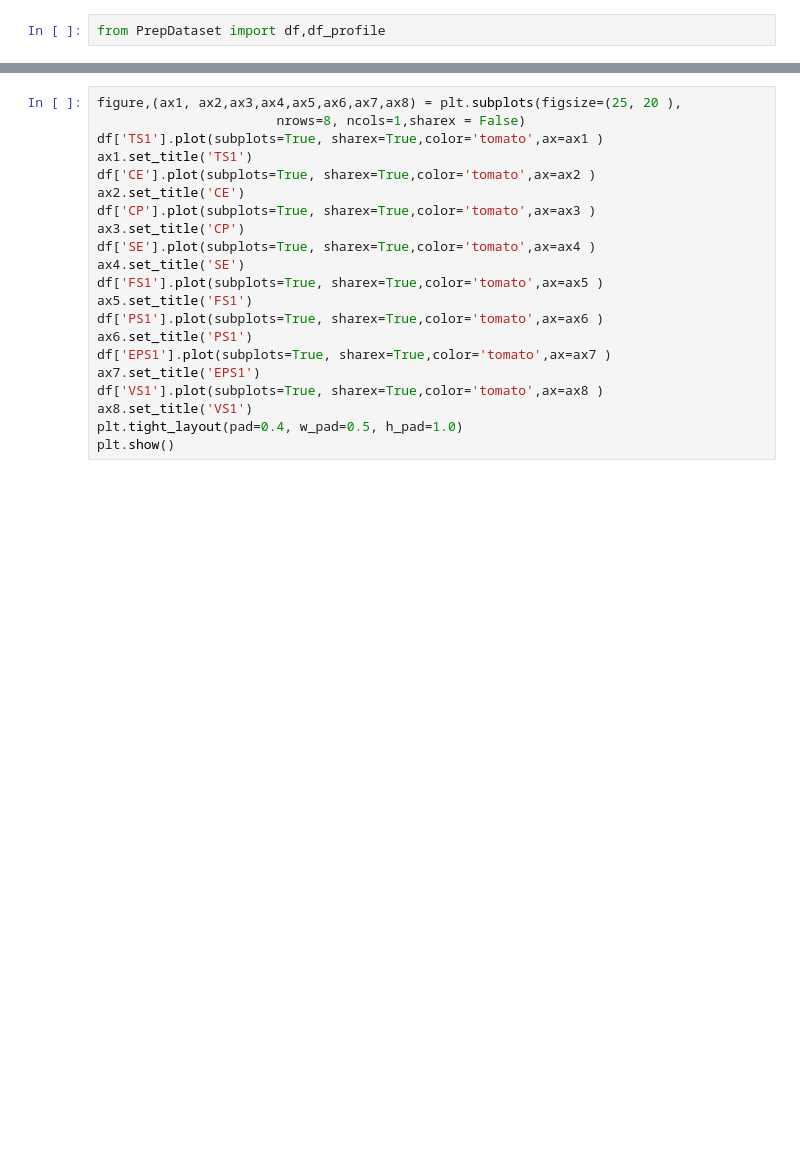
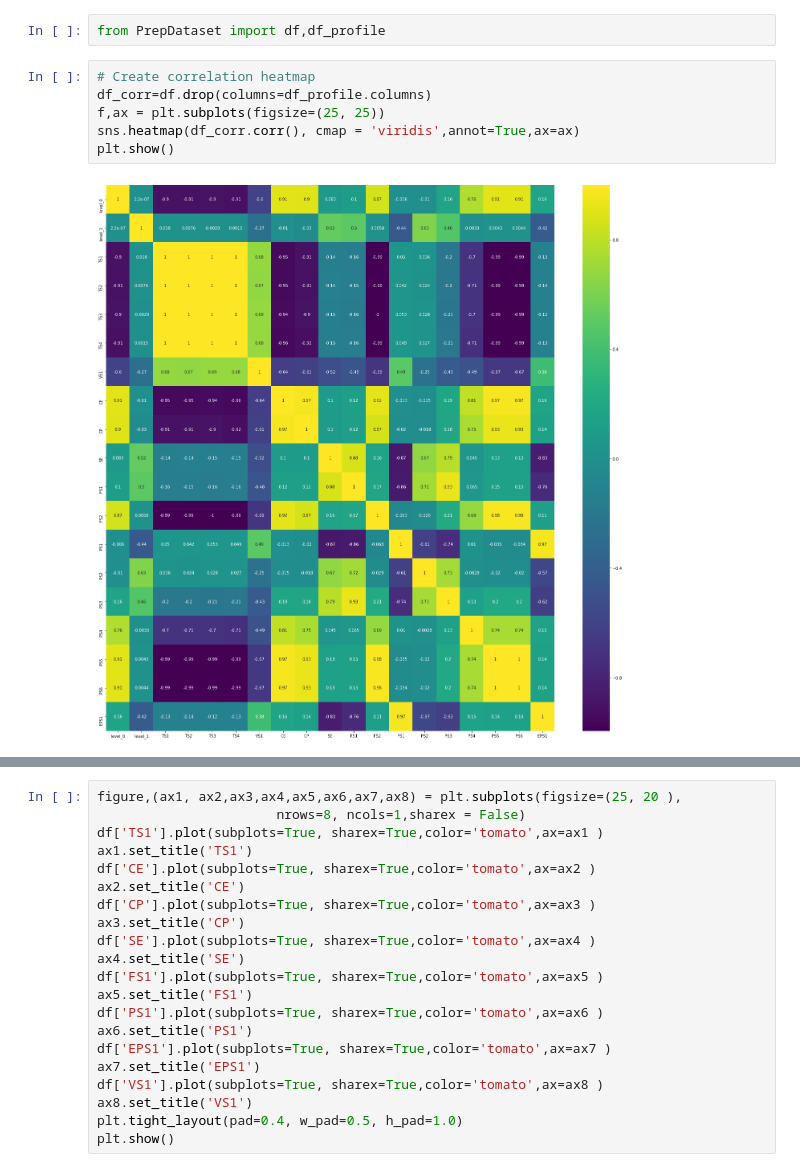
Before and after one commit to MMAITeamDufferin/excel-together, a Jupyter notebook: ExploreDataset.ipynb, the cells around one changed output, grey strips where cells are left out. Cells and saved outputs as stored; diff of their text form; blank space fills up the shorter version.

```diff
--- a/ExploreDataset.ipynb
+++ b/ExploreDataset.ipynb
@@ -31,3 +32,11 @@ import PrepDataset
 max        1.000000e+00
 # %%
 from PrepDataset import df,df_profile
+# %%
+# Create correlation heatmap
+df_corr=df.drop(columns=df_profile.columns)
+f,ax = plt.subplots(figsize=(25, 25))
+sns.heatmap(df_corr.corr(), cmap = 'viridis',annot=True,ax=ax)
+plt.show()
+# %% [output]
+[figure, added]
```
Also changed, not shown: parts of 13 cells of this notebook.
